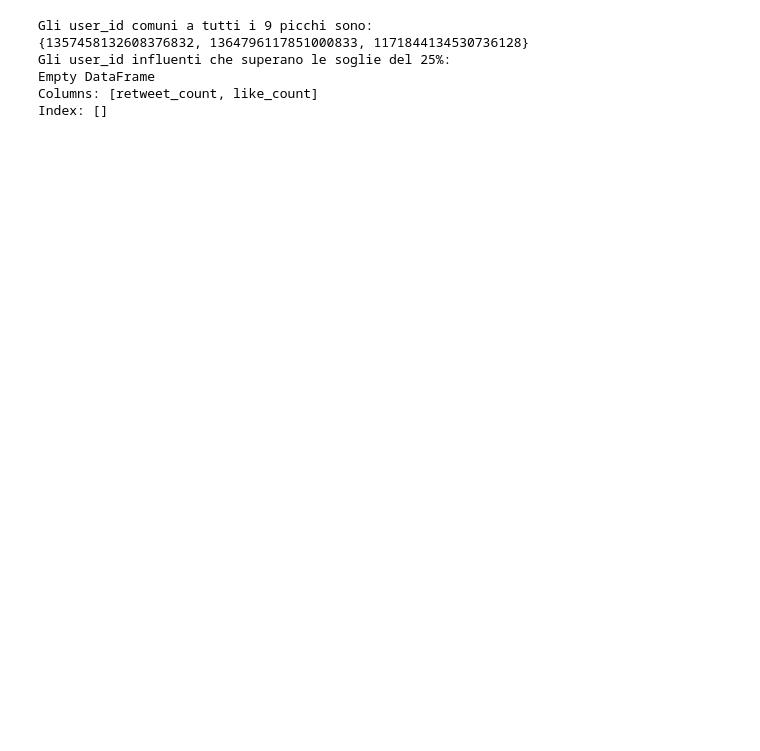
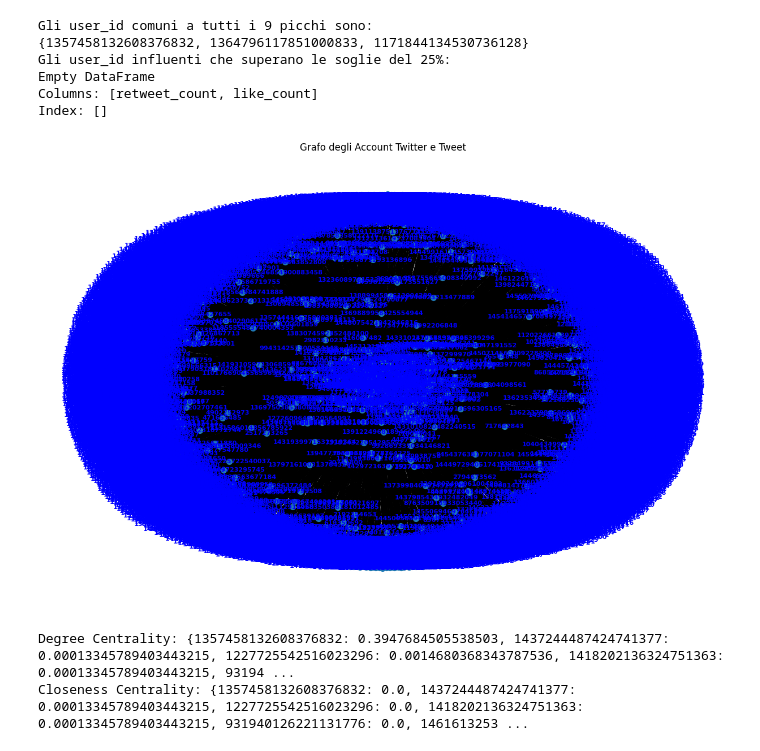
Before and after one commit to martinadaghia10/Progetto-Blockchain, a Jupyter notebook: analysis_plot.ipynb, the cells around one changed output. Saved outputs shown, nothing was run; the diff lists cells and outputs as text; code cells hidden in the pictures; blank space fills up the shorter version.

Commit message:
analisi con grafo

```diff
--- a/analysis_plot.ipynb
+++ b/analysis_plot.ipynb
@@ -186,3 +188,53 @@ Gli user_id influenti che superano le soglie del 25%:
 Empty DataFrame
 Columns: [retweet_count, like_count]
 Index: []
+# %%
+# Carica i dati degli scambi NFT
+dtype_dict = {'token_id': 'str', 'currency_address': 'str'}
+nft_trades_df = pd.read_csv('./database/nfts/nft_trades.csv', dtype=dtype_dict)
+merged_twitter_data_df = pd.read_csv('./merged_twitter_data.csv')
+
+# Estrai la sottorete
+network_data = merged_twitter_data_df[['user_id', 'tweet_id']].drop_duplicates()
+
+# Rimuovi nodi isolati
+network_data_filtered = network_data[network_data['user_id'].isin(network_data['user_id'].value_counts().index)]
+
+# Estrai un campione casuale dei dati
+sample_size = 0.2  # Ad esempio, 20% del dataset
+sampled_data = network_data_filtered.sample(frac=sample_size, random_state=42)
+
+# Crea il grafo direttamente dal DataFrame campionato
+G = nx.from_pandas_edgelist(sampled_data, 'user_id', 'tweet_id', create_using=nx.DiGraph())
+
+# Rimuovi nodi duplicati
+G.remove_nodes_from(list(nx.isolates(G)))
+
+# Visualizza il grafo
+plt.figure(figsize=(12, 8))
+nx.draw(G, with_labels=True, font_size=8, node_size=50, font_color='blue', font_weight='bold')
+plt.title('Grafo degli Account Twitter e Tweet')
+plt.show()
+
+# Calcola le misure di centralità in parallelo
+with ProcessPoolExecutor() as executor:
+    degree_centrality = executor.submit(nx.degree_centrality, G)
+    closeness_centrality = executor.submit(nx.closeness_centrality, G)
+    betweenness_centrality = executor.submit(nx.betweenness_centrality, G)
+    eigenvector_centrality = executor.submit(nx.eigenvector_centrality, G)
+
+# Estrai i risultati
+degree_centrality = degree_centrality.result()
+closeness_centrality = closeness_centrality.result()
+betweenness_centrality = betweenness_centrality.result()
+eigenvector_centrality = eigenvector_centrality.result()
+
+# Stampa i risultati
+print("Degree Centrality:", degree_centrality)
+print("Closeness Centrality:", closeness_centrality)
+print("Betweenness Centrality:", betweenness_centrality)
+print("Eigenvector Centrality:", eigenvector_centrality)
+# %% [output]
+[figure, added]
+Degree Centrality: {1357458132608376832: 0.3947684505538503, 1437244487424741377: 0.00013345789403443215, 1227725542516023296: 0.0014680368343787536, 1418202136324751363: 0.00013345789403443215, 93194 ...
+Closeness Centrality: {1357458132608376832: 0.0, 1437244487424741377: 0.00013345789403443215, 1227725542516023296: 0.0, 1418202136324751363: 0.00013345789403443215, 931940126221131776: 0.0, 1461613253 ...
```
Also changed, not shown: parts of 4 cells of this notebook.
